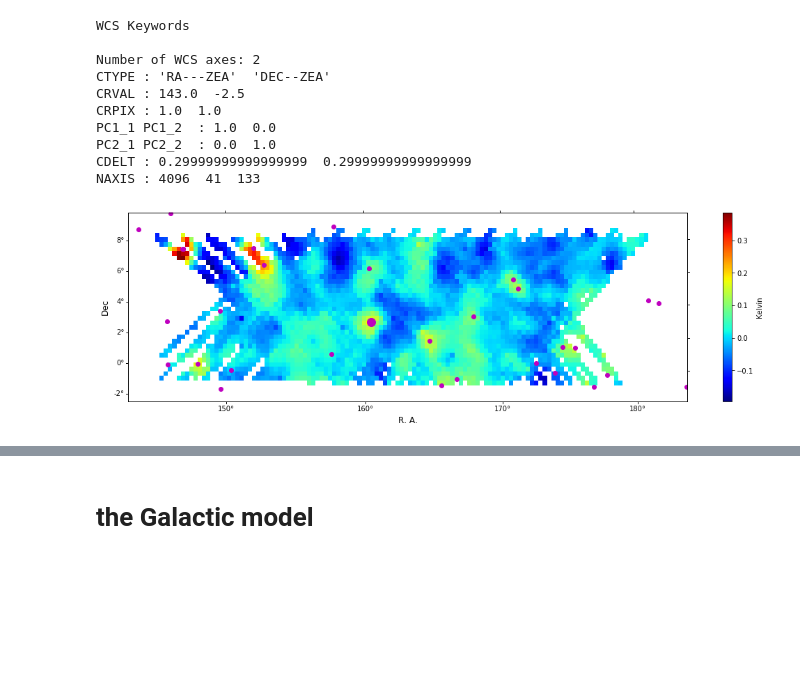
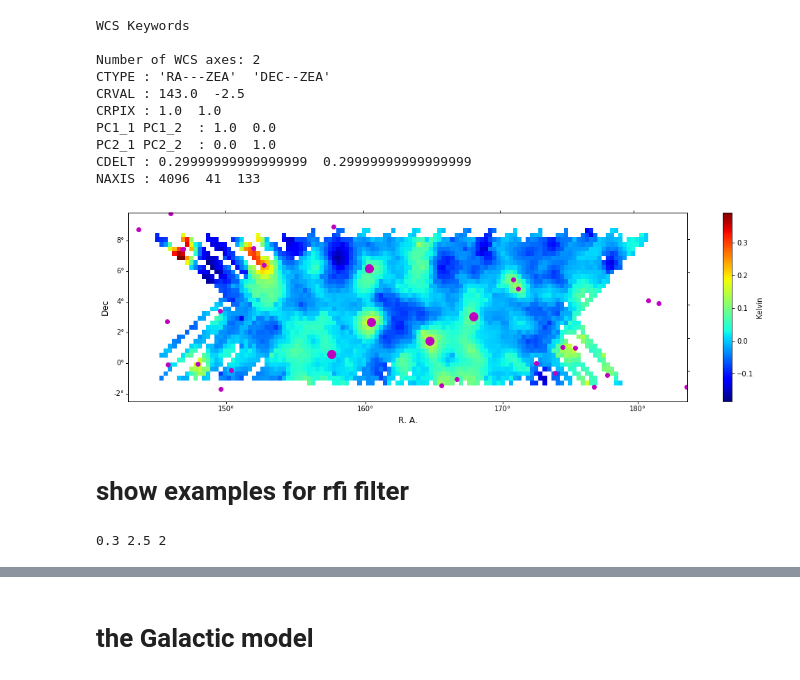
Before and after one commit to meerklass/katcali, a Jupyter notebook: examples/level6/katcali_multi_level6.ipynb, the cells around one changed output, grey strips where cells are left out. Drawn from its saved outputs; the diff is of its cells as text; code cells hidden in the pictures; blank space fills up the shorter version.

Commit message:
iteration filter for level6 rfi

```diff
--- a/examples/level6/katcali_multi_level6.ipynb
+++ b/examples/level6/katcali_multi_level6.ipynb
@@ -51,7 +58,6 @@ def cal_freq(ch):
 # %%
-pix_deg=0.3
+p_radec=np.loadtxt('radio_source.txt')
 ptr_pix=np.loadtxt('radio_source_pix_'+str(pix_deg)+'deg.txt')
 ptr_ra_pix,ptr_dec_pix=ptr_pix[:,0],ptr_pix[:,1]
-
 output_file='./'
 # %%
@@ -61,3 +66,4 @@ fname_list=['1551037708','1551055211','1553966342','1554156377','1556052116','15
 # try to load merged but unfiltered data
 # %%
 total_count_MAX=371 #371 in total for level5 result
+niter=3
@@ -309,12 +69,0 @@ print total_count
-# %%
-#save data
-
-list=[Sum_Tsky_xy,Sum_Tresi_xy,Npix_xy_count1,Tsky_xy,Tresi_xy]
-list_str=['Sum_Tsky_cube','Sum_Tresi_cube','Npix_count_cube','Tsky_cube','Tresi_cube']
-for i in range(len(list)):
-    hdu=w.to_fits()
-    hdu[0].data=list[i]
-    if (std_list0==1000).all()==True:
-        hdu.writeto(output_file+'ALL_scan'+str(total_count)+'_'+list_str[i]+'_p'+str(pix_deg)+'d.fits', overwrite=True)
-    else:
-        hdu.writeto(output_file+'Nscan'+str(total_count)+'_'+list_str[i]+'_p'+str(pix_deg)+'d.fits', overwrite=True)
@@ -323,5 +426,5 @@ for i in range(len(list)):
 # %%
-Fits=output_file+'Nscan'+str(total_count)+'_Tresi_cube_p'+str(pix_deg)+'d.fits'
+Fits='/idia/projects/hi_im/raw_vis/katcali_output/level6_output/p'+str(pix_deg)+'d/p'+str(pix_deg)+'d_sigma'+str(std_sigma)+'_iter'+str(i_iter)+'/Nscan'+str(total_count)+'_Tresi_cube_p'+str(pix_deg)+'d_sigma'+str(std_sigma)+'_iter'+str(i_iter)+'.fits'
 cube = fits.open(Fits)[0].data
 print np.shape(cube)
 # %% [output]
@@ -346,14 +449,25 @@ assert((cube[~np.isnan(cube)]==Tresi_xy[~np.isnan(Tresi_xy)]).all()==True)
 # %%
 plt.figure(figsize=(18,5))
 plt.subplot(projection=w2)
 plt.imshow(cube[:,:,ch_plot].T,cmap='jet',aspect='auto')
 plt.plot(ptr_ra_pix,ptr_dec_pix,'mo')
 plt.plot(ptr_ra_pix[22],ptr_dec_pix[22],'mo',ms=12)
+plt.plot(ptr_ra_pix[23],ptr_dec_pix[23],'mo',ms=12)
+plt.plot(ptr_ra_pix[26],ptr_dec_pix[26],'mo',ms=12)
+plt.plot(ptr_ra_pix[21],ptr_dec_pix[21],'mo',ms=12)
+plt.plot(ptr_ra_pix[19],ptr_dec_pix[19],'mo',ms=12)
 plt.colorbar(label='Kelvin')
 plt.xlabel('R. A.',fontsize=12)
 plt.ylabel('Dec',fontsize=12)
 plt.xlim([0,Npix_x])
 plt.ylim([0,Npix_y])
 plt.show()
 # %% [output]
-[figure, old version]
+[figure, new version]
+# %% [markdown]
+# show examples for rfi filter
+# %%
+#limit related para
+print pix_deg, std_sigma, i_iter
+# %% [output]
+0.3 2.5 2
```
Also changed, not shown: parts of 28 cells of this notebook, 4 other files.
